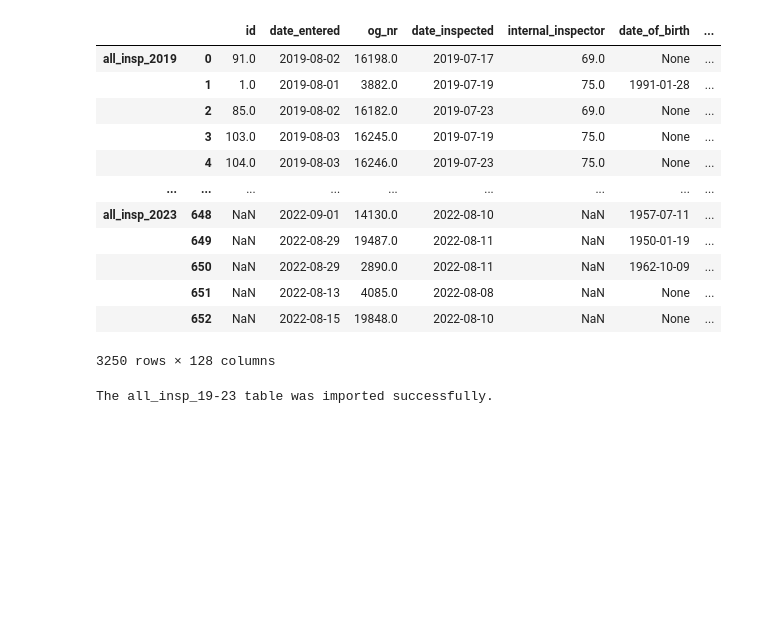
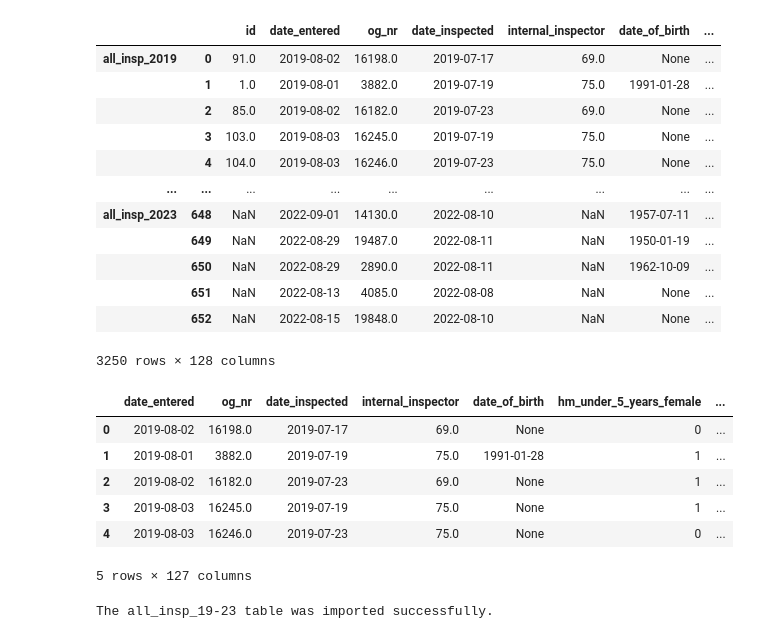
Before and after one commit to Capstone-OrganicAfrica/organic_zimbabwe_eda, a Jupyter notebook: clean_upload_all_insp_19-23.ipynb, the cells around one changed output. Saved outputs shown, nothing was run; the diff lists cells and outputs as text; code cells hidden in the pictures; blank space fills up the shorter version.

Commit message:
updating all_insp_19-23

```diff
--- a/clean_upload_all_insp_19-23.ipynb
+++ b/clean_upload_all_insp_19-23.ipynb
@@ -568,6 +578,20 @@ concat_insp_19_23.drop_duplicates()
 |  | 651 | NaN | 2022-08-13 | 4085.0 | 2022-08-08 | NaN | None | ... |
 |  | 652 | NaN | 2022-08-15 | 19848.0 | 2022-08-10 | NaN | None | ... |
 3250 rows × 128 columns
+# %%
+concat_insp_19_23.set_index('id', inplace=True)
+# %%
+concat_insp_19_23.reset_index(inplace=True, drop=True)
+# %%
+concat_insp_19_23.head()
+# %% [output]
+|  | date_entered | og_nr | date_inspected | internal_inspector | date_of_birth | hm_under_5_years_female | ... |
+| 0 | 2019-08-02 | 16198.0 | 2019-07-17 | 69.0 | None | 0 | ... |
+| 1 | 2019-08-01 | 3882.0 | 2019-07-19 | 75.0 | 1991-01-28 | 1 | ... |
+| 2 | 2019-08-02 | 16182.0 | 2019-07-23 | 69.0 | None | 1 | ... |
+| 3 | 2019-08-03 | 16245.0 | 2019-07-19 | 75.0 | None | 1 | ... |
+| 4 | 2019-08-03 | 16246.0 | 2019-07-23 | 75.0 | None | 0 | ... |
+5 rows × 127 columns
 # %%
 concat_insp_19_23_household = concat_insp_19_23[['date_entered',
  'og_nr',
```
Also changed, not shown: parts of 8 cells of this notebook, 1 other file.
